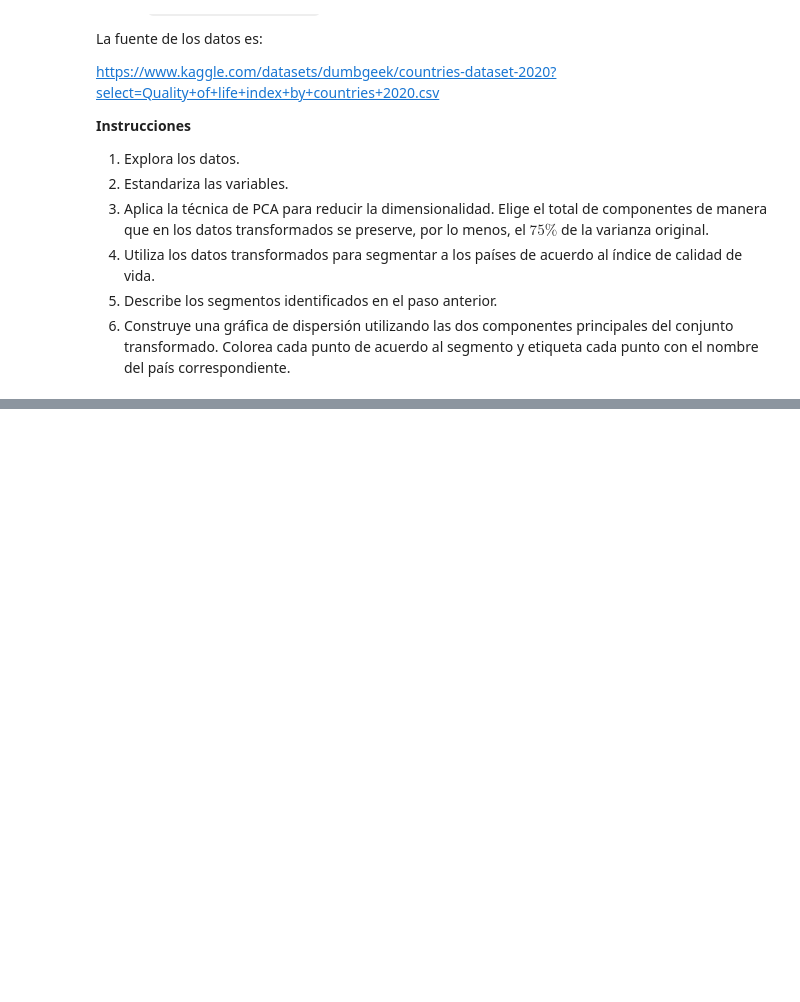
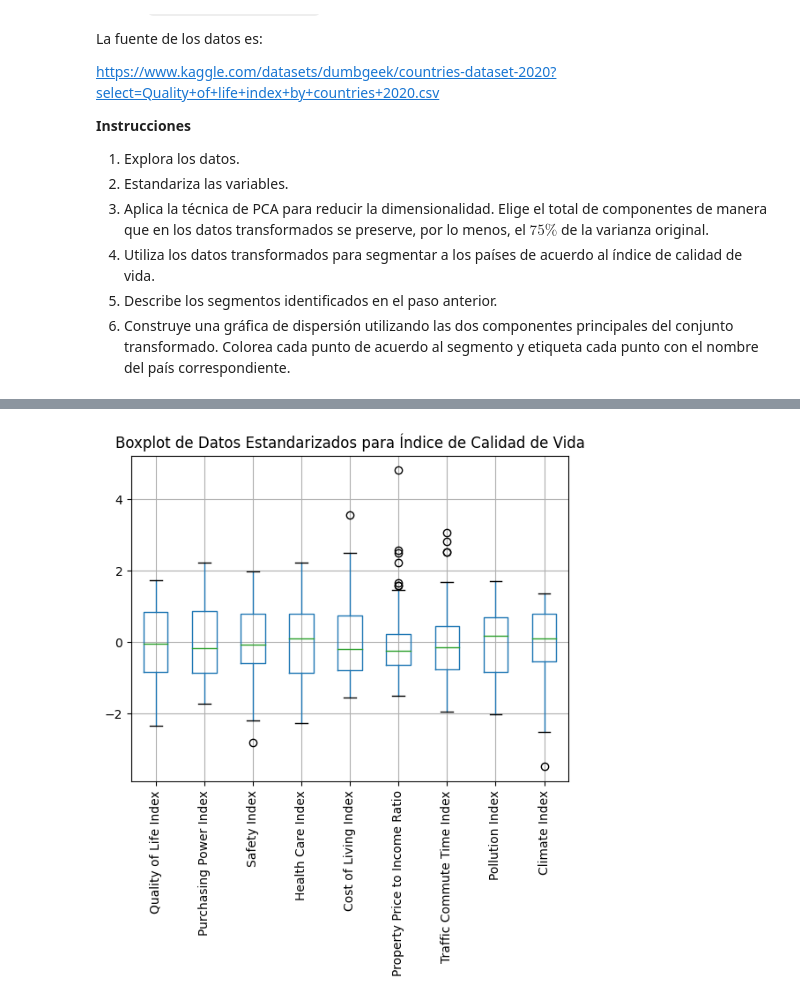
Before and after one commit to marcosd59/ID0310-MINERIA_DE_DATOS, a Jupyter notebook: Parcial 1/Actividad #3 - PCA Analisis de Componentes Principales.ipynb, the cells around one changed output, grey strips where cells are left out. Cells and saved outputs as stored; diff of their text form; code cells hidden in the pictures; blank space fills up the shorter version.

```diff
--- a/Parcial 1/Actividad #3 - PCA Analisis de Componentes Principales.ipynb
+++ b/Parcial 1/Actividad #3 - PCA Analisis de Componentes Principales.ipynb
@@ -247,0 +272,14 @@ https://www.kaggle.com/datasets/dumbgeek/countries-dataset-2020?select=Quality+o
+# %%
+# 2. Estandarizar las variables
+features = df_quality_life.columns[1:]
+scaler = StandardScaler()
+df_quality_life_std = scaler.fit_transform(df_quality_life[features])
+# %%
+# Mostrar boxplot de los datos estandarizados
+df_quality_life_std_boxplot = pd.DataFrame(
+    df_quality_life_std, columns=features)
+df_quality_life_std_boxplot.boxplot(rot=90)
+plt.title('Boxplot de Datos Estandarizados para Índice de Calidad de Vida')
+plt.show()
+# %% [output]
+[figure, added]
```
Also changed, not shown: parts of 10 cells of this notebook.
